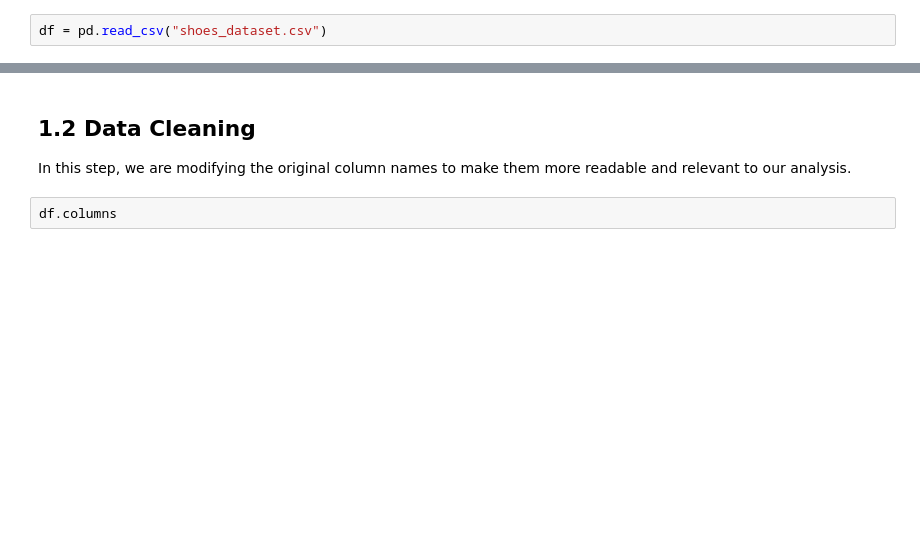
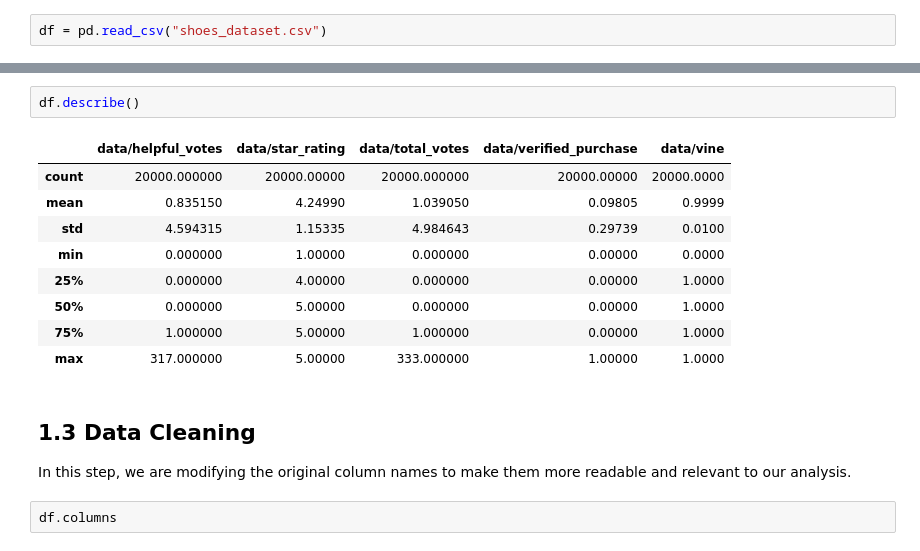
Before and after one commit to shubhampokhrel81/Amazon-US-shoes-review-using-NLP, a Jupyter notebook: assignment1_word_vectorization.ipynb, the cells around one changed output, grey strips where cells are left out. Drawn from its saved outputs; the diff is of its cells as text; blank space fills up the shorter version.

```diff
--- a/assignment1_word_vectorization.ipynb
+++ b/assignment1_word_vectorization.ipynb
@@ -62,5 +92,17 @@ Dataset has 12000 rows and 15 columns.
+# %%
+df.describe()
+# %% [output]
+|  | data/helpful_votes | data/star_rating | data/total_votes | data/verified_purchase | data/vine |
+| count | 20000.000000 | 20000.00000 | 20000.000000 | 20000.00000 | 20000.0000 |
+| mean | 0.835150 | 4.24990 | 1.039050 | 0.09805 | 0.9999 |
+| std | 4.594315 | 1.15335 | 4.984643 | 0.29739 | 0.0100 |
+| min | 0.000000 | 1.00000 | 0.000000 | 0.00000 | 0.0000 |
+| 25% | 0.000000 | 4.00000 | 0.000000 | 0.00000 | 1.0000 |
+| 50% | 0.000000 | 5.00000 | 0.000000 | 0.00000 | 1.0000 |
+| 75% | 1.000000 | 5.00000 | 1.000000 | 0.00000 | 1.0000 |
+| max | 317.000000 | 5.00000 | 333.000000 | 1.00000 | 1.0000 |
 # %% [markdown]
-## 1.2 Data Cleaning
+## 1.3 Data Cleaning
  In this step, we are modifying the original column names to make them more readable and relevant to our analysis.
 # %%
 df.columns
```
Also changed, not shown: parts of 34 cells of this notebook.
